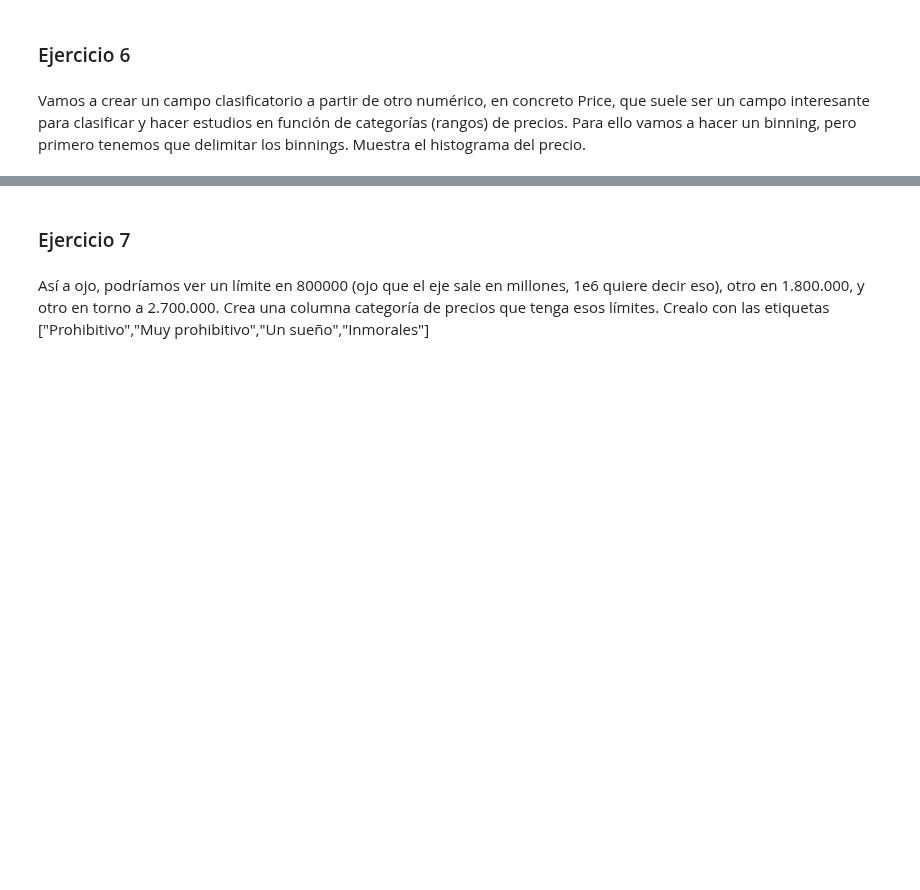
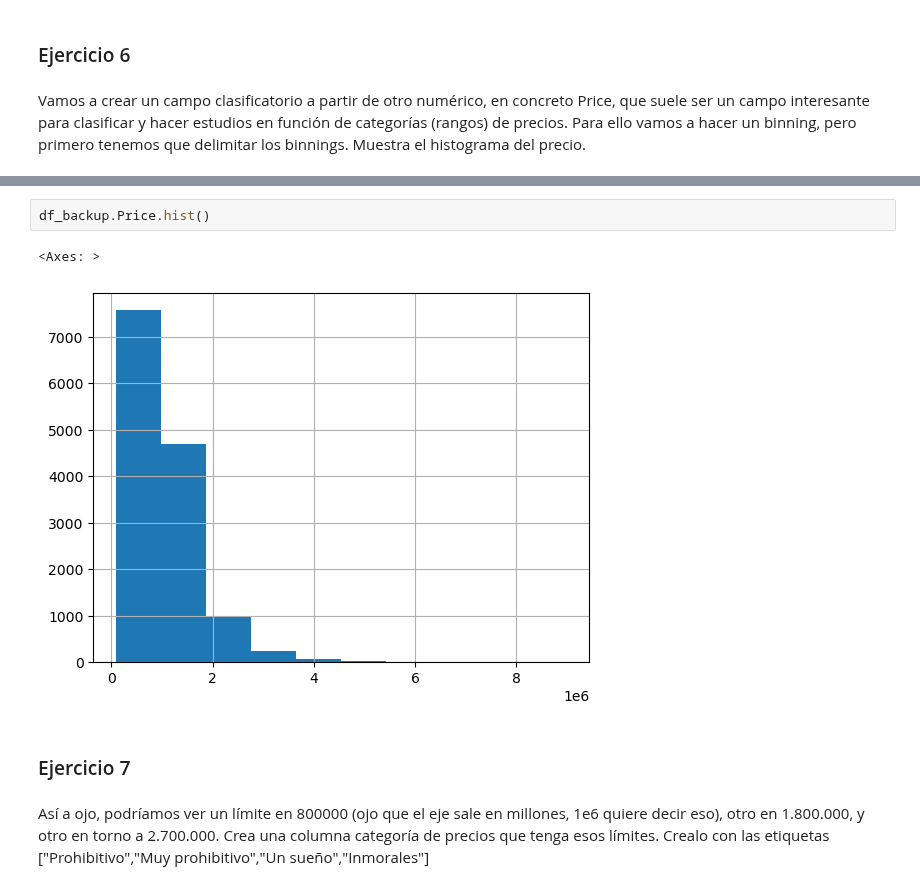
Before and after one commit to vrieraj/ONLINE_DS_THEBRIDGE_Ejercicios, a Jupyter notebook: Sprint_05/Unidad_01/Ejercicios_Workout/12_Ejercicio_Numeros_Missings.ipynb, the cells around one changed output, grey strips where cells are left out. Saved outputs shown, nothing was run; the diff lists cells and outputs as text; blank space fills up the shorter version.

```diff
--- a/Sprint_05/Unidad_01/Ejercicios_Workout/12_Ejercicio_Numeros_Missings.ipynb
+++ b/Sprint_05/Unidad_01/Ejercicios_Workout/12_Ejercicio_Numeros_Missings.ipynb
@@ -142,3 +140,8 @@ ModuleNotFoundError: No module named 'matplotlib'
+# %%
+df_backup.Price.hist()
+# %% [output]
+<Axes: >
+[figure, added]
 # %% [markdown]
 ### Ejercicio 7
 # %% [markdown]
```
Also changed, not shown: parts of 5 cells of this notebook.
